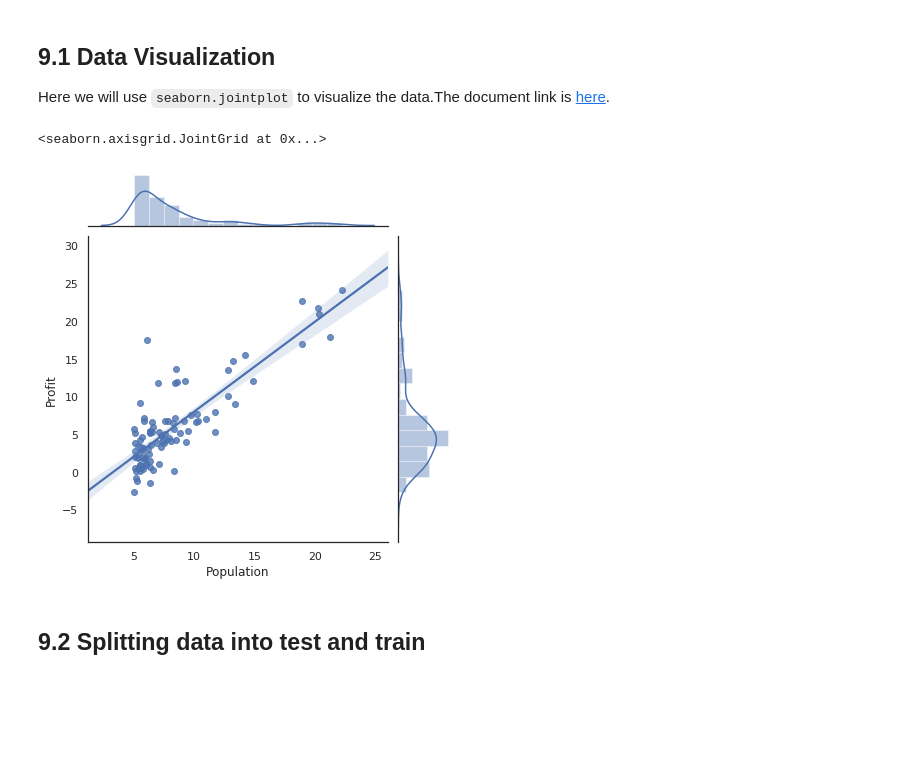
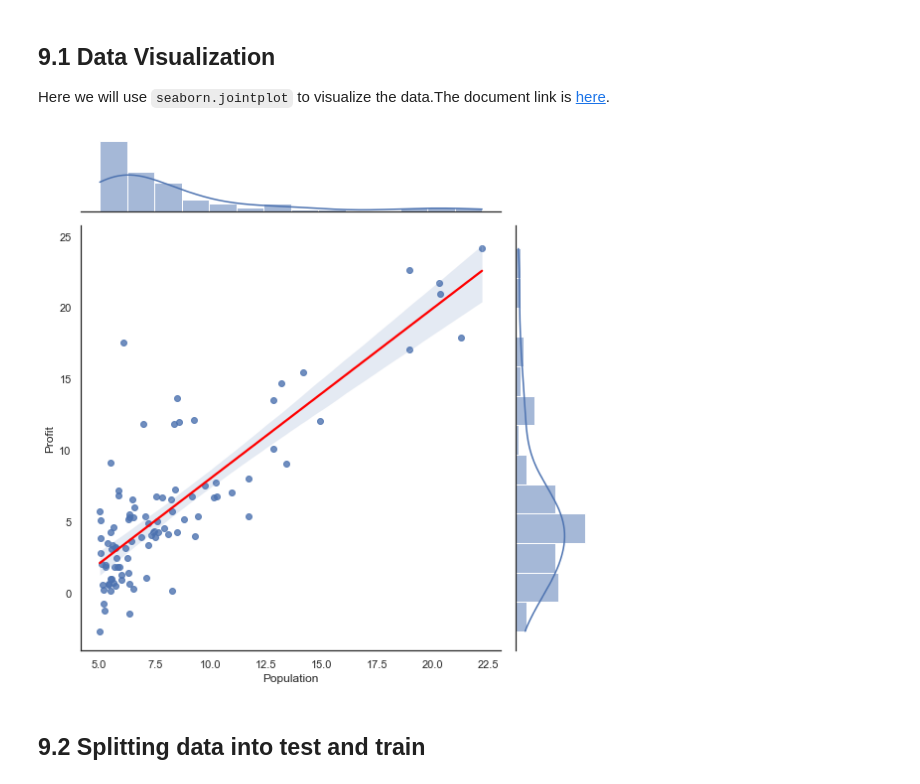
Before and after one commit to AnilSarode/Machine-Learning-Digital-Book-, a Jupyter notebook: Simple Linear Regression/Simple Linear Regression .ipynb, the cells around one changed output. Saved outputs shown, nothing was run; the diff lists cells and outputs as text; code cells hidden in the pictures; blank space fills up the shorter version.

```diff
--- a/Simple Linear Regression/Simple Linear Regression .ipynb
+++ b/Simple Linear Regression/Simple Linear Regression .ipynb
@@ -853,10 +857,12 @@ Here we will use `seaborn.jointplot` to visualize the data.The document link is
 # %%
 import seaborn as sns
 sns.set(style="white", color_codes=True)
-sns.jointplot(x=df['Population'], y=df['Profit'], data=df, kind='reg')
+g=sns.jointplot(x=df['Population'], y=df['Profit'], data=df, kind='reg',height=8)
+regline = g.ax_joint.get_lines()[0]
+regline.set_color('red')
+regline.set_zorder(5)
 # %% [output]
-<seaborn.axisgrid.JointGrid at 0x...>
-[figure, old version]
+[figure, new version]
 # %% [markdown]
 ## 9.2 Splitting data into test and train <a class="anchor" id="9.2"></a>
 # %%
```
Also changed, not shown: parts of 13 cells of this notebook, 1 other file.
